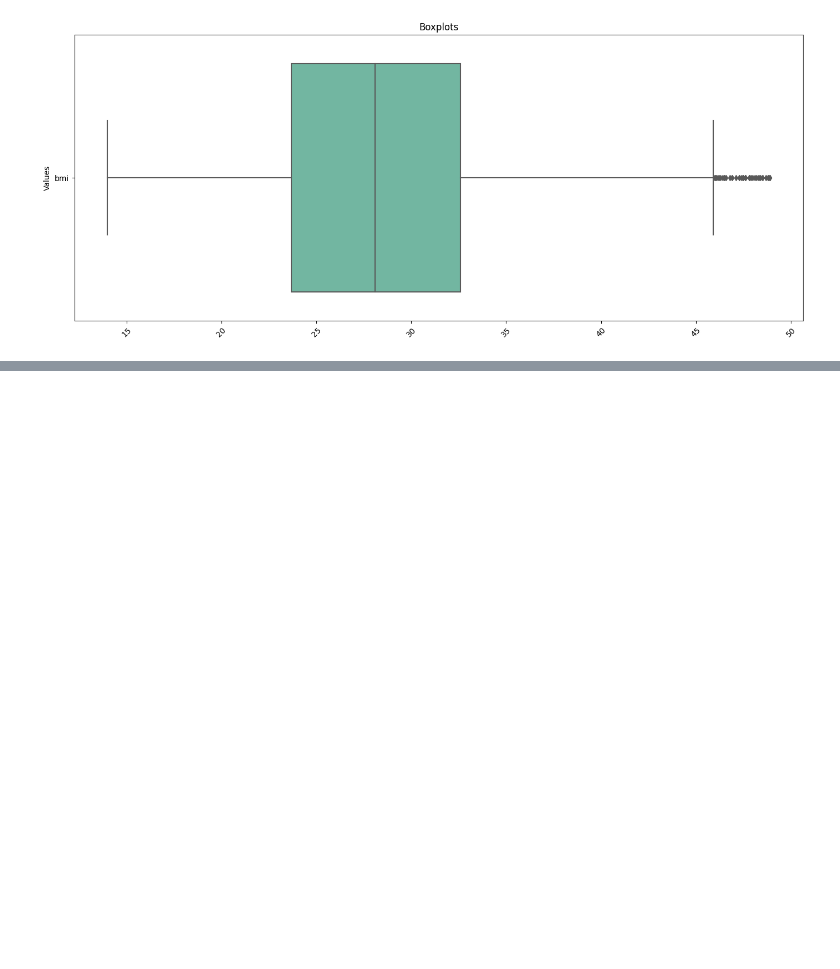
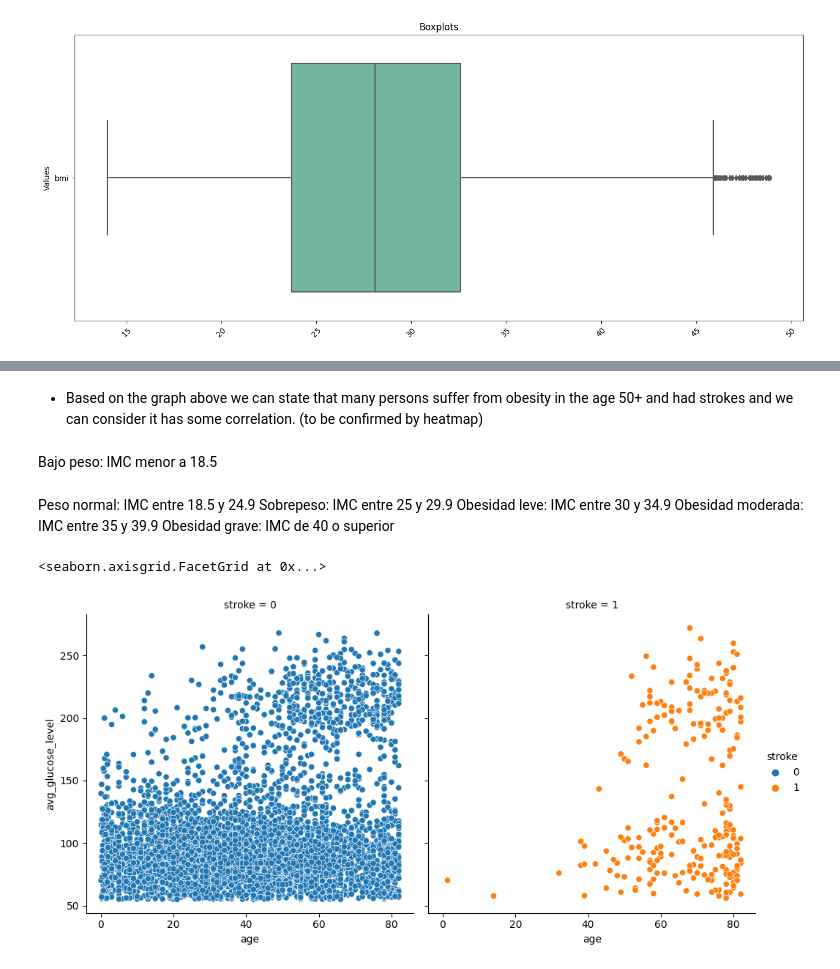
Before and after one commit to AI-School-F5-P2/Data_Scientist_1, a Jupyter notebook: HospitalF5.ipynb, the cells around one changed output, grey strips where cells are left out. Drawn from its saved outputs; the diff is of its cells as text; code cells hidden in the pictures; blank space fills up the shorter version.

```diff
--- a/HospitalF5.ipynb
+++ b/HospitalF5.ipynb
@@ -213,0 +230,15 @@ plt.show()
+# %% [markdown]
+- Based on the graph above we can state that many persons suffer from obesity in the age 50+ and had strokes and we can consider it has some correlation. (to be confirmed by heatmap)
+# %% [markdown]
+Bajo peso: IMC menor a 18.5
+# %% [markdown]
+Peso normal: IMC entre 18.5 y 24.9
+Sobrepeso: IMC entre 25 y 29.9
+Obesidad leve: IMC entre 30 y 34.9
+Obesidad moderada: IMC entre 35 y 39.9
+Obesidad grave: IMC de 40 o superior
+# %%
+sns.relplot(data= df, x="age", y ='avg_glucose_level', hue = 'stroke', col ='stroke')
+# %% [output]
+<seaborn.axisgrid.FacetGrid at 0x...>
+[figure, added]
```
Also changed, not shown: parts of 14 cells of this notebook.
